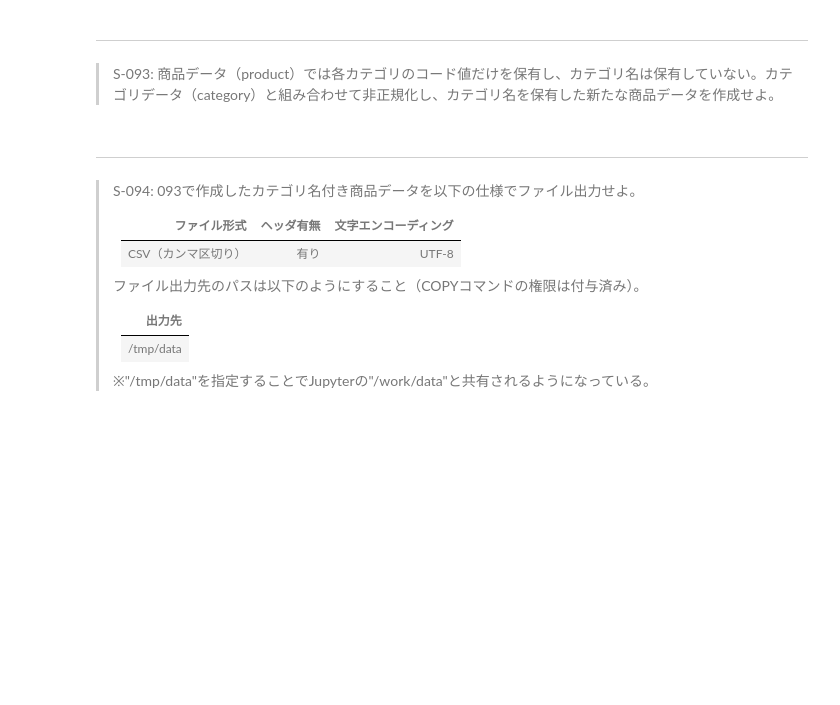
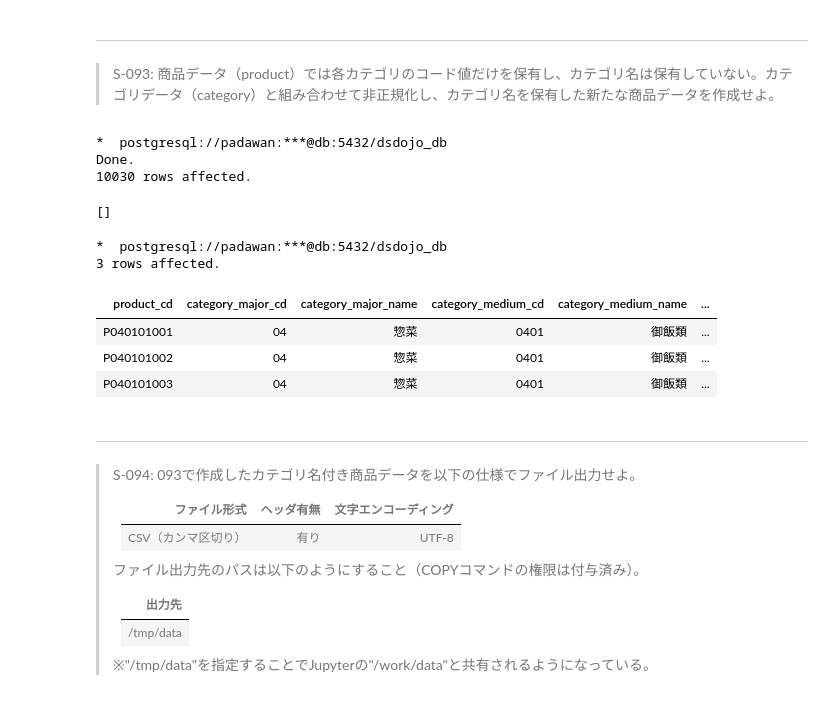
Before and after one commit to palakpaneerer/100knocks-preprocess, a Jupyter notebook: docker/work/preprocess_knock_SQL.ipynb, the cells around one changed output. Cells and saved outputs as stored; diff of their text form; code cells hidden in the pictures; blank space fills up the shorter version.

```diff
--- a/docker/work/preprocess_knock_SQL.ipynb
+++ b/docker/work/preprocess_knock_SQL.ipynb
@@ -3083,3 +3232,47 @@ CROSS JOIN
+# %%
+%%sql
+
+DROP TABLE IF EXISTS product_full;
+
+CREATE TABLE product_full AS (
+    SELECT
+        p.product_cd,
+        p.category_major_cd,
+        c.category_major_name,
+        p.category_medium_cd,
+        c.category_medium_name,
+        p.category_small_cd,
+        c.category_small_name,
+        p.unit_price,
+        p.unit_cost
+    FROM
+        product p
+    INNER JOIN
+        category c
+    ON
+        p.category_small_cd = c.category_small_cd
+)
+# %% [output]
+*  postgresql://padawan:***@db:5432/dsdojo_db
+Done.
+10030 rows affected.
+[]
+# %%
+%%sql
+
+SELECT
+    *
+FROM
+    product_full
+LIMIT
+    3;
+# %% [output]
+*  postgresql://padawan:***@db:5432/dsdojo_db
+3 rows affected.
+| product_cd | category_major_cd | category_major_name | category_medium_cd | category_medium_name | ... |
+| P040101001 | 04 | 惣菜 | 0401 | 御飯類 | ... |
+| P040101002 | 04 | 惣菜 | 0401 | 御飯類 | ... |
+| P040101003 | 04 | 惣菜 | 0401 | 御飯類 | ... |
 # %% [markdown]
 ---
 > S-094: 093で作成したカテゴリ名付き商品データを以下の仕様でファイル出力せよ。
```
Also changed, not shown: parts of 26 cells of this notebook, 4 other files.
